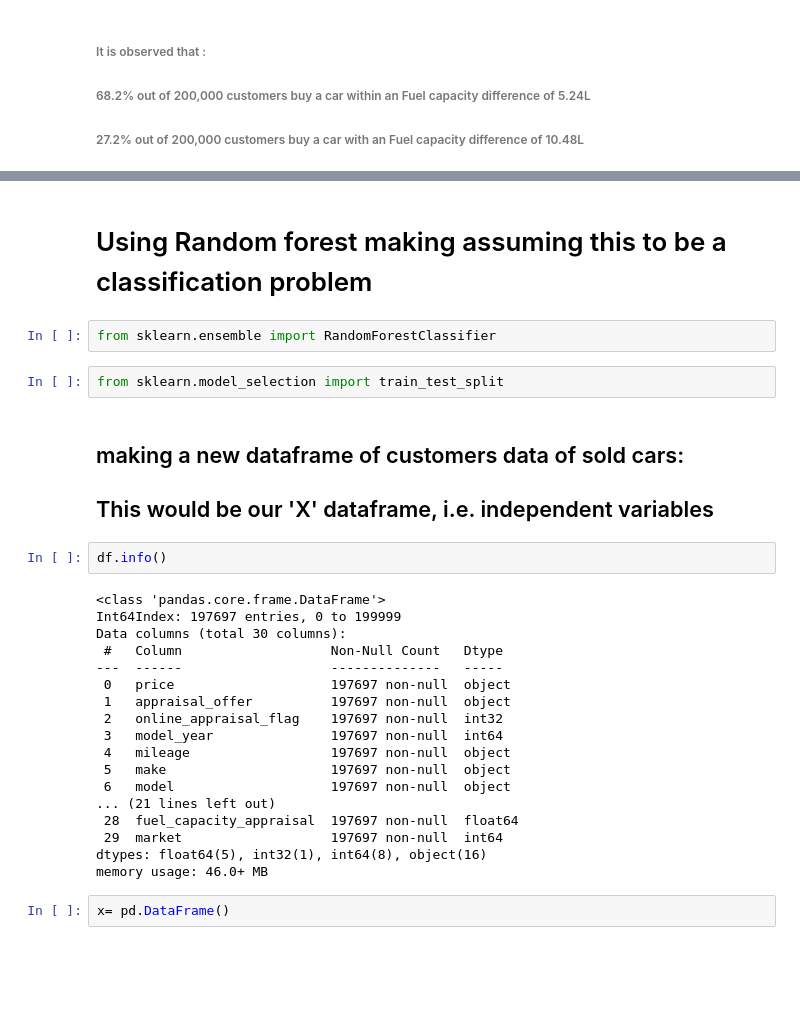
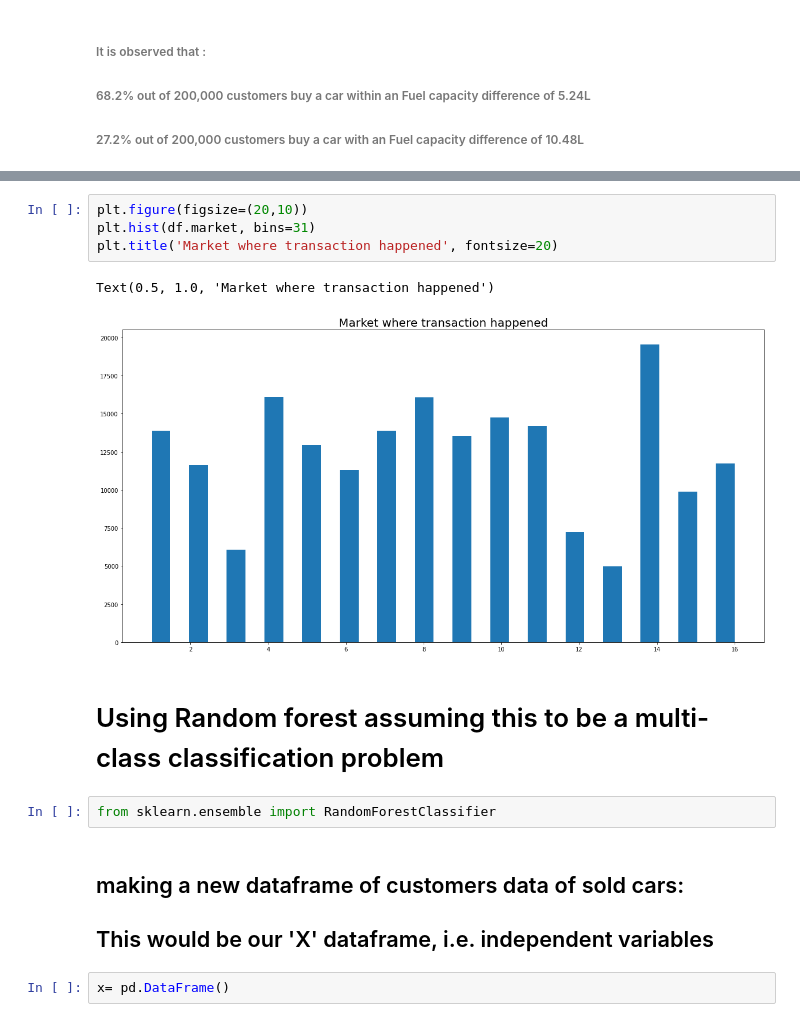
Before and after one commit to Siddharth1060/Car-recomendation-based-on-the-Cars-sold-at-Carmax, a Jupyter notebook: carmax_notebook.ipynb, the cells around one changed output, grey strips where cells are left out. Saved outputs shown, nothing was run; the diff lists cells and outputs as text; blank space fills up the shorter version.

Commit message:
made some progress with respect to modeling

```diff
--- a/carmax_notebook.ipynb
+++ b/carmax_notebook.ipynb
@@ -1377,32 +1318,17 @@ fuel_df.mean(), fuel_df.std(), fuel_df.median(), fuel_df.mode(), fuel_df.max()
+# %%
+plt.figure(figsize=(20,10))
+plt.hist(df.market, bins=31)
+plt.title('Market where transaction happened', fontsize=20)
+# %% [output]
+Text(0.5, 1.0, 'Market where transaction happened')
+[figure, added]
 # %% [markdown]
-# Using Random forest making assuming this to be a classification problem
+# Using Random forest assuming this to be a multi-class classification problem
 # %%
 from sklearn.ensemble import RandomForestClassifier
-# %%
-from sklearn.model_selection import train_test_split
 # %% [markdown]
 ## making a new dataframe of customers data of sold cars:
 ## This would be our 'X' dataframe, i.e. independent variables
-# %%
-df.info()
-# %% [output]
-<class 'pandas.core.frame.DataFrame'>
-Int64Index: 197697 entries, 0 to 199999
-Data columns (total 30 columns):
- #   Column                   Non-Null Count   Dtype
----  ------                   --------------   -----
- 0   price                    197697 non-null  object
- 1   appraisal_offer          197697 non-null  object
- 2   online_appraisal_flag    197697 non-null  int32
- 3   model_year               197697 non-null  int64
- 4   mileage                  197697 non-null  object
- 5   make                     197697 non-null  object
- 6   model                    197697 non-null  object
-... (21 lines left out)
- 28  fuel_capacity_appraisal  197697 non-null  float64
- 29  market                   197697 non-null  int64
-dtypes: float64(5), int32(1), int64(8), object(16)
-memory usage: 46.0+ MB
 # %%
 x= pd.DataFrame()
 # %%
```
Also changed, not shown: parts of 85 cells of this notebook.
